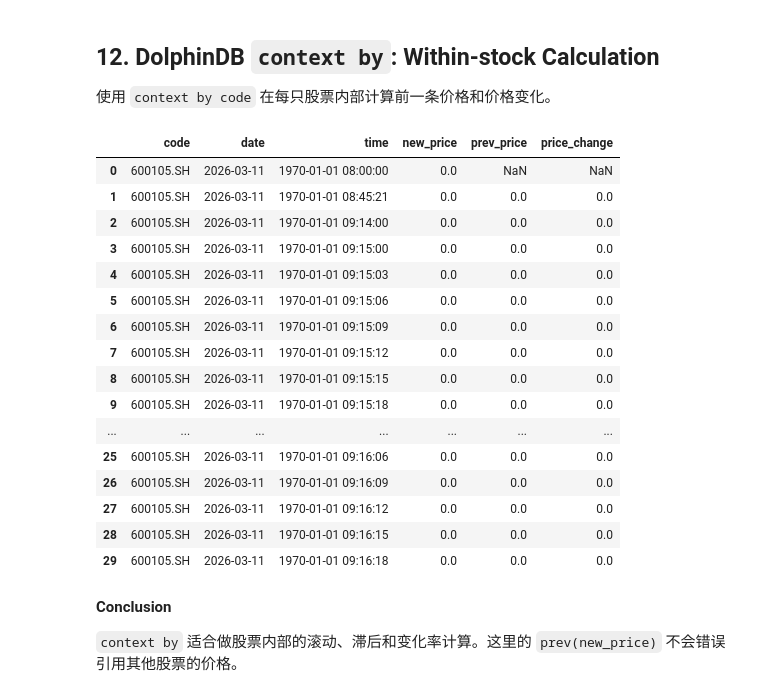
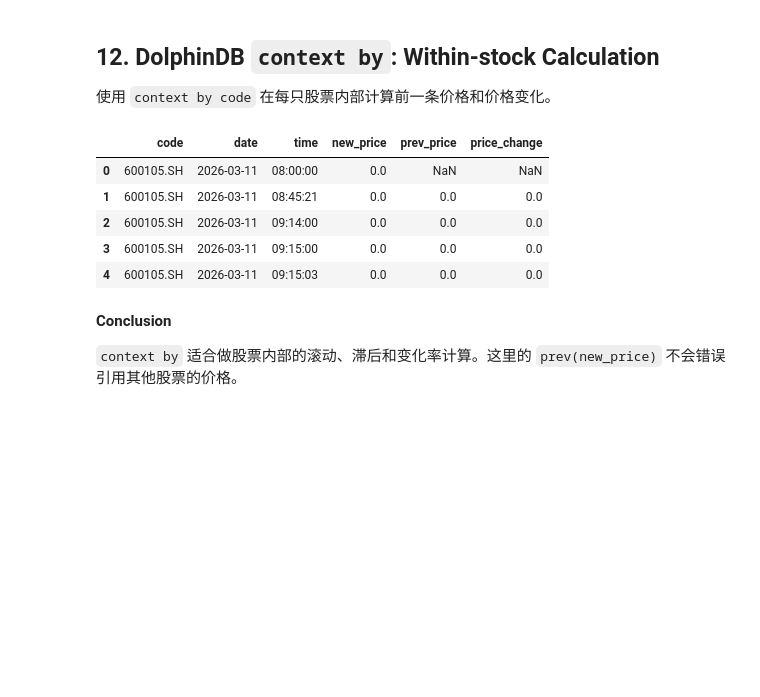
Before and after one commit to xiyuanzhu926/level2-research, a Jupyter notebook: level2-research/notebooks/02_dolphindb_query_practice.ipynb, the cells around one changed output. Saved outputs shown, nothing was run; the diff lists cells and outputs as text; code cells hidden in the pictures; blank space fills up the shorter version.

```diff
--- a/level2-research/notebooks/02_dolphindb_query_practice.ipynb
+++ b/level2-research/notebooks/02_dolphindb_query_practice.ipynb
@@ -188,6 +216,7 @@ order by n_obs desc
 '''
 
 code_df = s.run(sample_code_query)
+code_df=format_time_columns(code_df)
 display(code_df)
 
 sample_codes = code_df["code"].tolist()
@@ -260,6 +289,9 @@ sample_queries = {
 qtick = s.run(sample_queries["qtick"])
 qorder = s.run(sample_queries["qorder"])
 qknock = s.run(sample_queries["qknock"])
+qtick=format_time_columns(qtick)
+qorder=format_time_columns(qorder)
+qknokk=format_time_columns(qknock)
 
 sample_data = {"qtick": qtick, "qorder": qorder, "qknock": qknock}
 for table_name, table_df in sample_data.items():
@@ -321,9 +353,12 @@ and `qknock` describes **market execution**.
 ## 7. Time Field Processing
 将 `date` 和 `time` 合成为 Python `datetime`。
 # %%
-qtick = add_datetime(qtick)
-qorder = add_datetime(qorder)
-qknock = add_datetime(qknock)
+qtick = s.run(sample_queries["qtick"])
+qorder = s.run(sample_queries["qorder"])
+qknock = s.run(sample_queries["qknock"])
+qtick=format_time_columns(qtick)
+qorder=format_time_columns(qorder)
+qknock=format_time_columns(qknock)
 
 sample_data = {"qtick": qtick, "qorder": qorder, "qknock": qknock}
 for table_name, table_df in sample_data.items():
@@ -1659,36 +1632,31 @@ plt.show()
 # %%
 context_query = f'''
 select top 200 code, date, time, new_price,
        prev(new_price) as prev_price,
        new_price - prev(new_price) as price_change
 from loadTable("{db_path}", "qtick")
 where date >= {start_date}
   and date <= {end_date}
   and code in {code_list}
 context by code
 order by code, date, time
 '''
 
 context_result = s.run(context_query)
-display(context_result.head(30))
+
+context_result["time"] = pd.to_datetime(
+    context_result["time"],
+    errors="coerce"
+).dt.strftime("%H:%M:%S")
+
+display(context_result.head(5))
 # %% [output]
 |  | code | date | time | new_price | prev_price | price_change |
-| 0 | 600105.SH | 2026-03-11 | 1970-01-01 08:00:00 | 0.0 | NaN | NaN |
-| 1 | 600105.SH | 2026-03-11 | 1970-01-01 08:45:21 | 0.0 | 0.0 | 0.0 |
-| 2 | 600105.SH | 2026-03-11 | 1970-01-01 09:14:00 | 0.0 | 0.0 | 0.0 |
-| 3 | 600105.SH | 2026-03-11 | 1970-01-01 09:15:00 | 0.0 | 0.0 | 0.0 |
-| 4 | 600105.SH | 2026-03-11 | 1970-01-01 09:15:03 | 0.0 | 0.0 | 0.0 |
-| 5 | 600105.SH | 2026-03-11 | 1970-01-01 09:15:06 | 0.0 | 0.0 | 0.0 |
-| 6 | 600105.SH | 2026-03-11 | 1970-01-01 09:15:09 | 0.0 | 0.0 | 0.0 |
-| 7 | 600105.SH | 2026-03-11 | 1970-01-01 09:15:12 | 0.0 | 0.0 | 0.0 |
-| 8 | 600105.SH | 2026-03-11 | 1970-01-01 09:15:15 | 0.0 | 0.0 | 0.0 |
-| 9 | 600105.SH | 2026-03-11 | 1970-01-01 09:15:18 | 0.0 | 0.0 | 0.0 |
-| ... | ... | ... | ... | ... | ... | ... |
-| 25 | 600105.SH | 2026-03-11 | 1970-01-01 09:16:06 | 0.0 | 0.0 | 0.0 |
-| 26 | 600105.SH | 2026-03-11 | 1970-01-01 09:16:09 | 0.0 | 0.0 | 0.0 |
-| 27 | 600105.SH | 2026-03-11 | 1970-01-01 09:16:12 | 0.0 | 0.0 | 0.0 |
-| 28 | 600105.SH | 2026-03-11 | 1970-01-01 09:16:15 | 0.0 | 0.0 | 0.0 |
-| 29 | 600105.SH | 2026-03-11 | 1970-01-01 09:16:18 | 0.0 | 0.0 | 0.0 |
+| 0 | 600105.SH | 2026-03-11 | 08:00:00 | 0.0 | NaN | NaN |
+| 1 | 600105.SH | 2026-03-11 | 08:45:21 | 0.0 | 0.0 | 0.0 |
+| 2 | 600105.SH | 2026-03-11 | 09:14:00 | 0.0 | 0.0 | 0.0 |
+| 3 | 600105.SH | 2026-03-11 | 09:15:00 | 0.0 | 0.0 | 0.0 |
+| 4 | 600105.SH | 2026-03-11 | 09:15:03 | 0.0 | 0.0 | 0.0 |
 # %% [markdown]
 **Conclusion**
 
```
Also changed, not shown: parts of 18 cells of this notebook.
